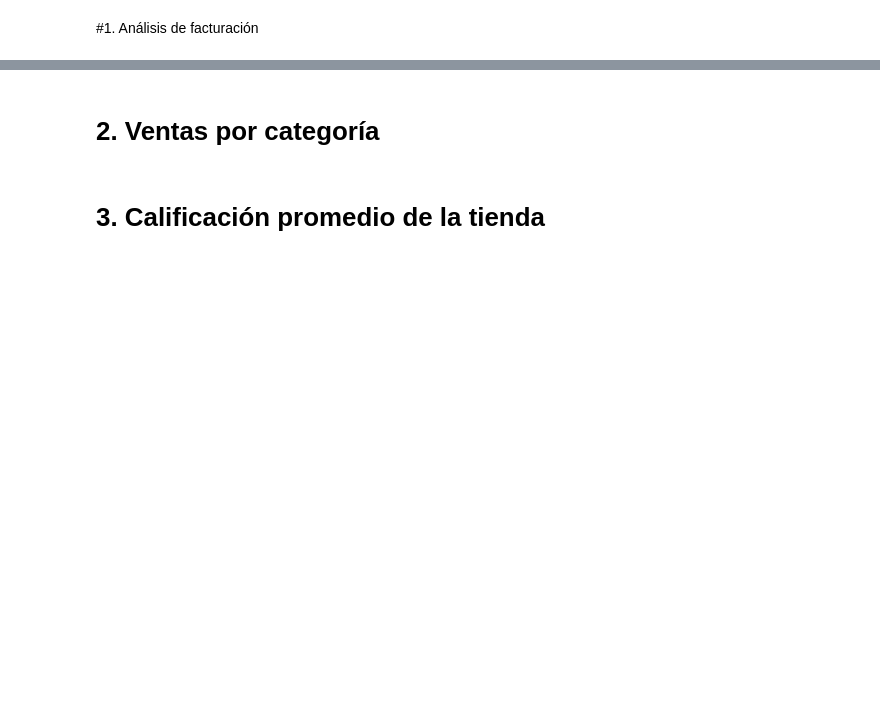
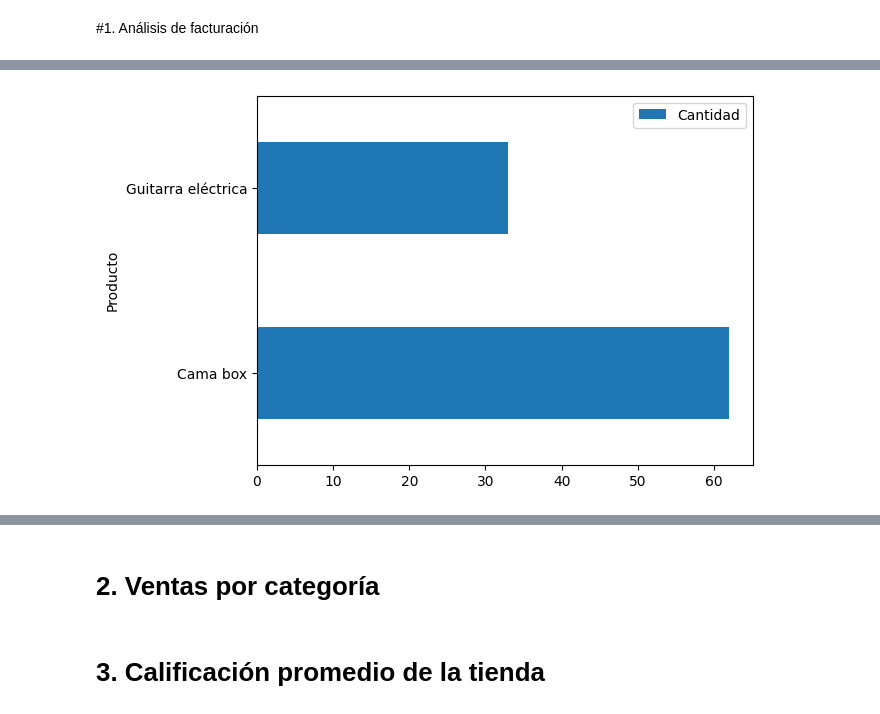
Before and after one commit to marianotorresleyva/challenge1-data-science-latam, a Jupyter notebook: AluraStoreLatam.ipynb, the cells around one changed output, grey strips where cells are left out. Drawn from its saved outputs; the diff is of its cells as text; code cells hidden in the pictures; blank space fills up the shorter version.

```diff
--- a/AluraStoreLatam.ipynb
+++ b/AluraStoreLatam.ipynb
@@ -25,0 +207,18 @@ tienda.head()
+# %%
+total_tienda4 = tienda4['Precio'].sum()
+print(total_tienda4)
+
+total_producto_categoria4 = tienda4['Categoría del Producto'].value_counts()
+print(total_producto_categoria4)
+
+valoracion_tienda4 = tienda4['Calificación'].mean()
+print(valoracion_tienda4)
+
+producto_mas_vendido4 = tienda4['Producto'].value_counts().idxmax()
+print(producto_mas_vendido4)
+
+producto_menos_vendido4 = tienda4['Producto'].value_counts().idxmin()
+print(producto_menos_vendido4)
+
+valor_promedio_envio4 = tienda4['Costo de envío'].mean()
+print(valor_promedio_envio4)
@@ -25,0 +241,11 @@ tienda.head()
+# %%
+data_tienda4 = {
+    'Producto': [producto_mas_vendido4, producto_menos_vendido4],
+    'Cantidad': [tienda4['Producto'].value_counts()[producto_mas_vendido4],
+                 tienda4['Producto'].value_counts()[producto_menos_vendido4]]
+}
+df_tienda4 = pd.DataFrame(data_tienda4)
+df_tienda4.plot(kind='barh', x='Producto', y='Cantidad')
+plt.show()
+# %% [output]
+[figure, added]
```
Also changed, not shown: parts of 16 cells of this notebook.
